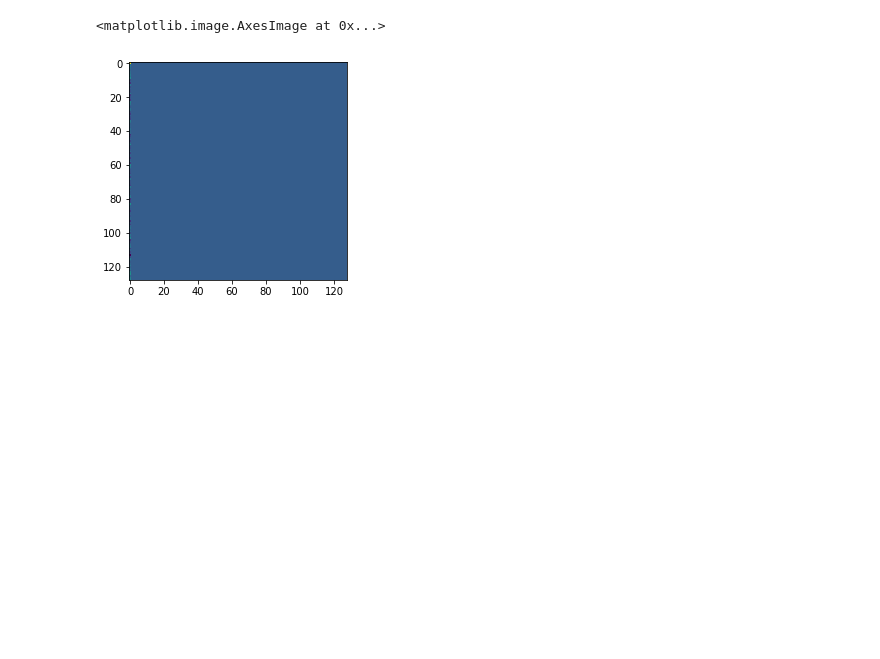
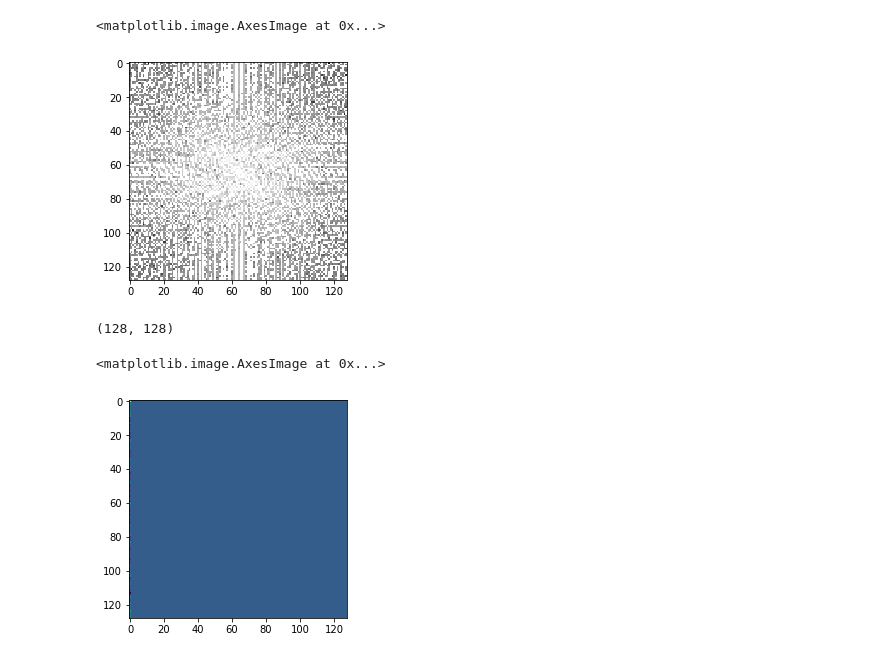
Before and after one commit to facebookresearch/active-mri-acquisition, a Jupyter notebook: small_tests.ipynb, the cells around one changed output. Drawn from its saved outputs; the diff is of its cells as text; code cells hidden in the pictures; blank space fills up the shorter version.

```diff
--- a/small_tests.ipynb
+++ b/small_tests.ipynb
@@ -163,3 +158,13 @@ d2 = torch.rfft(im_tensor.view(1,h,w), 2)
+# %%
+kspace = np.fft.fftshift(np.fft.ifft2(im_tensor))
+plt.imshow(np.log10(kspace.real), cmap='gray')
+# %% [output]
+<matplotlib.image.AxesImage at 0x...>
+[figure, added]
+# %%
+kspace.shape
+# %% [output]
+(128, 128)
 # %%
 inv_mask = torch.ifft(torch.from_numpy(mask), 2)
 plt.imshow(inv_mask[0,:,:,0])
```
Also changed, not shown: parts of 2 cells of this notebook, 8 other files.
